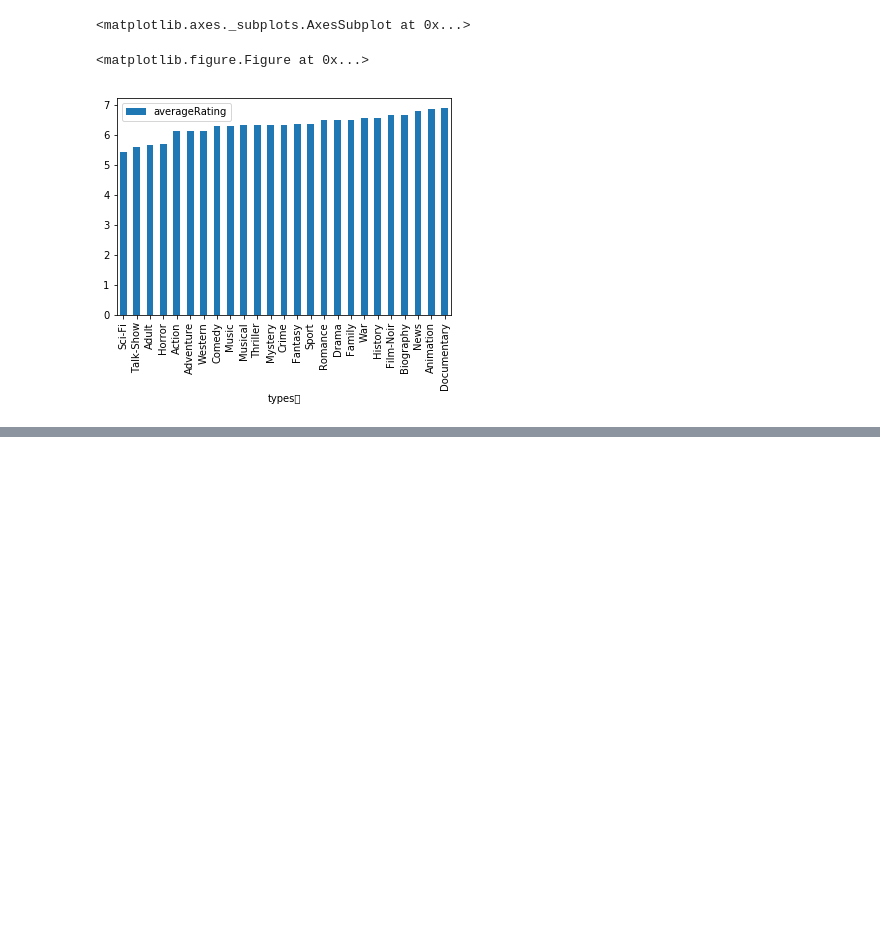
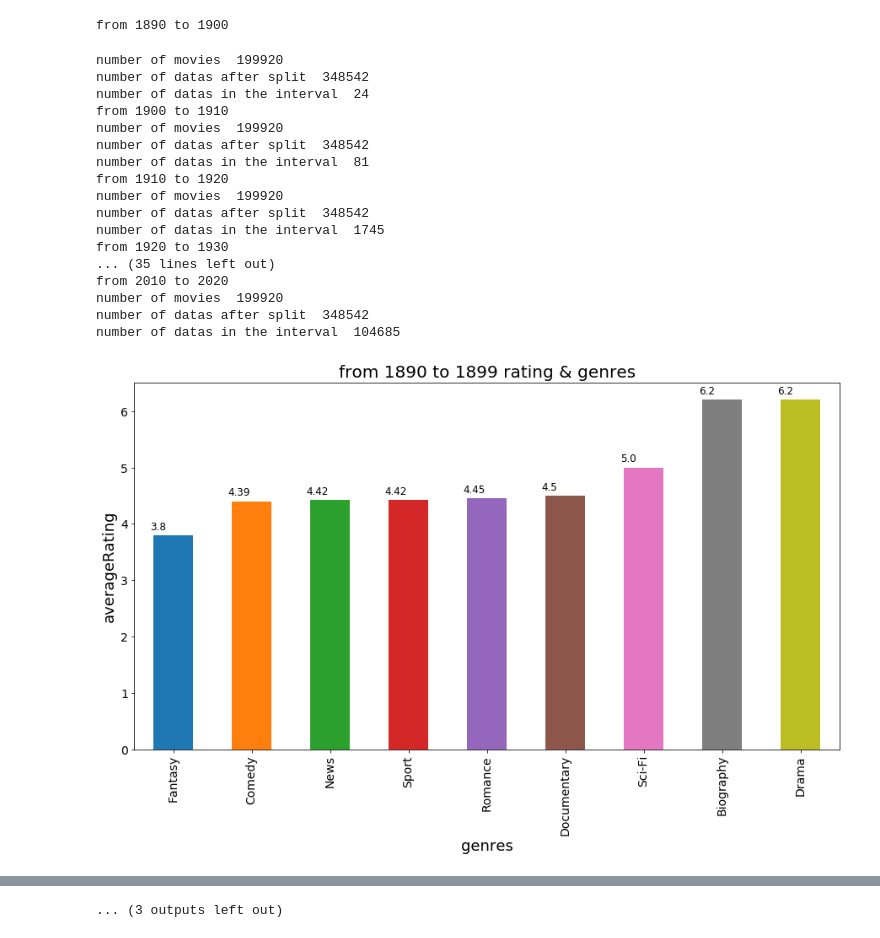
Before and after one commit to xinhezhang/IMDb, a Jupyter notebook: types_and_ratings.ipynb, the cells around one changed output, grey strips where cells are left out. Saved outputs shown, nothing was run; the diff lists cells and outputs as text; code cells hidden in the pictures; blank space fills up the shorter version.

```diff
--- a/types_and_ratings.ipynb
+++ b/types_and_ratings.ipynb
@@ -31,13 +31,20 @@ def select_data_and_combine(basics_fname,ratings_fname,show_type):
     assert isinstance(ratings_fname,str)
     assert isinstance(show_type,str)
 
-    title_basics=read_set(basics_fname)# read file
-    title_ratings=read_set(ratings_fname)# read file
+
+    title_basics=read_set(basics_fname,['tconst', 'titleType', 'startYear','genres'])# read file
+    title_ratings=read_set(ratings_fname,['tconst','averageRating'])# read file
 
     title_basics_selected = title_basics[title_basics['titleType'] == show_type] #select data we want
+
+    title_basics_selected = title_basics_selected[title_basics_selected['startYear'] != '\\N']
+
+
     title_basics_and_ratings=pd.merge(title_basics_selected,title_ratings,how='inner')#combine the two dataset
     title_basics_and_ratings=title_basics_and_ratings[title_basics_and_ratings.genres != '\\N']#remove the incomplete data
 
+    print 'number of movies  '+str(title_basics_and_ratings.shape[0])
+
     return title_basics_and_ratings
 # %%
 def split_rows(data,column_name):
@@ -70,9 +79,12 @@ def rank(data,column_name,year_start,year_end):
 
     output:an object of pandas.DataFrame which we have already sorted. type:pandas.DataFrame
     '''
-    tem=data[data['startYear']>=year_start] #select data
-    grp=tem[tem['startYear']<=year_end].groupby('new_'+column_name) #select data and group the data
-    res=grp.mean().drop('isAdult',1).drop('numVotes',1).sort_values(['averageRating']) #remove columns we do not need then sort
+    tem=data[data['startYear'].astype(int)>=year_start] #select data
+
+    print 'number of datas in the interval  '+str(tem[tem['startYear'].astype(int)<=year_end].shape[0])
+
+    grp=tem[tem['startYear'].astype(int)<year_end].groupby('new_'+column_name) #select data and group the data
+    res=grp.mean().sort_values(['averageRating']) #remove columns we do not need then sort
     return res
 # %%
 def get_relationof_type_ratings(basics_fname,ratings_fname,show_type,year_start=0,year_end=10000):
@@ -90,7 +102,3 @@ def get_relationof_type_ratings(basics_fname,ratings_fname,show_type,year_start=
     splited_data=split_rows(combined_data,'genres')#special for genres,since one movie may have several genres
 
     return rank(splited_data,'genres',year_start,year_end)
-# %%
-test=get_relationof_type_ratings('title.basics.tsv','title.ratings.tsv','movie',year_start=1900,year_end=2000)
-test.index.name='types'
-print test
@@ -115,8 +105,39 @@ Documentary       6.888009
-# %%
-#visualized#
-plt.figure()
-test.plot(kind='bar')
-# %% [output]
-<matplotlib.axes._subplots.AxesSubplot at 0x...>
-<matplotlib.figure.Figure at 0x...>
-[figure, removed]
+# %%
+for i in range(13):
+    print 'from '+str(1890+10*i)+' to '+str(1900+10*i)
+    test=get_relationof_type_ratings('title.basics.tsv','title.ratings.tsv','movie',year_start=1890+10*i,year_end=1900+10*i)
+    test.index.name='genres'
+
+    #visualized#
+    plt.figure(figsize=(15,8))
+    label = []
+    for j in range(len(test)):
+        plt.text(x = j-.3,y=test['averageRating'].values[j]+0.1,s = str(test['averageRating'].values[j])[:4], size = 12)
+
+    ax=plt.gca()
+    ax.set_ylabel('averageRating',fontsize=18 )
+    ax.set_xlabel('genres',fontsize=18)
+    ax.set_title('from '+str(1890+10*i)+' to '+str(1900+10*i-1)+' rating & genres',fontsize=20)
+
+    test['averageRating'].plot(kind = 'bar',fontsize=14 )
+    plt.savefig('from '+str(1890+10*i)+' to '+str(1900+10*i-1)+' rating & genres')
+# %% [output]
+from 1890 to 1900
+number of movies  199920
+number of datas after split  348542
+number of datas in the interval  24
+from 1900 to 1910
+number of movies  199920
+number of datas after split  348542
+number of datas in the interval  81
+from 1910 to 1920
+number of movies  199920
+number of datas after split  348542
+number of datas in the interval  1745
+from 1920 to 1930
+... (35 lines left out)
+from 2010 to 2020
+number of movies  199920
+number of datas after split  348542
+number of datas in the interval  104685
+[figure, added]
@@ -122,0 +153 @@ test.plot(kind='bar')
+... (3 outputs left out)
```
Also changed, not shown: parts of 6 cells of this notebook.
